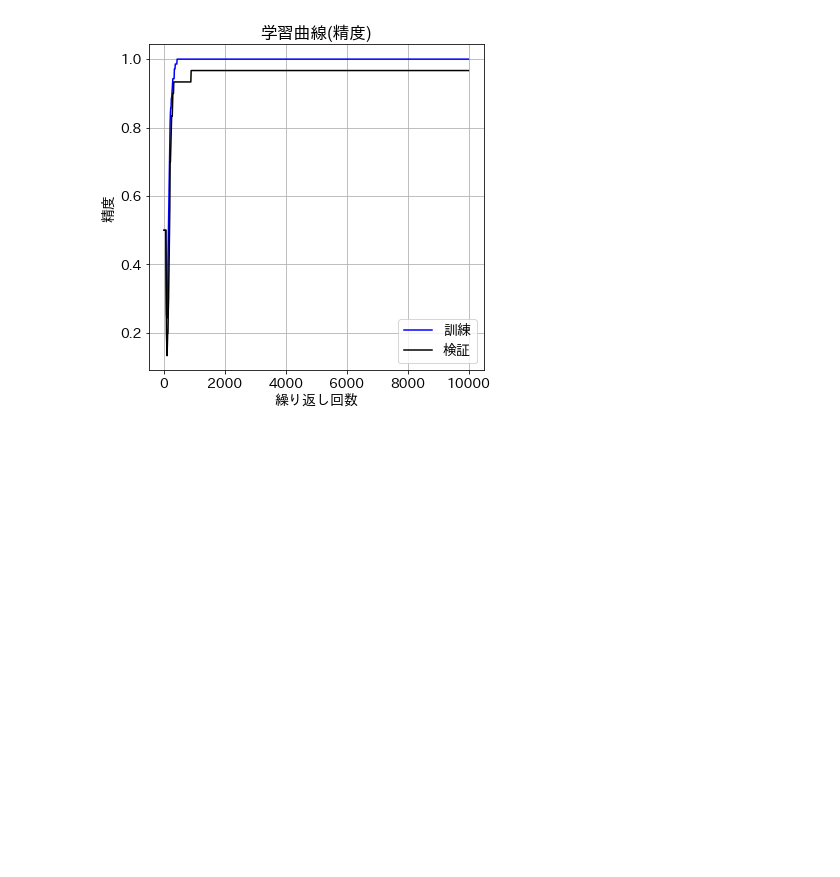
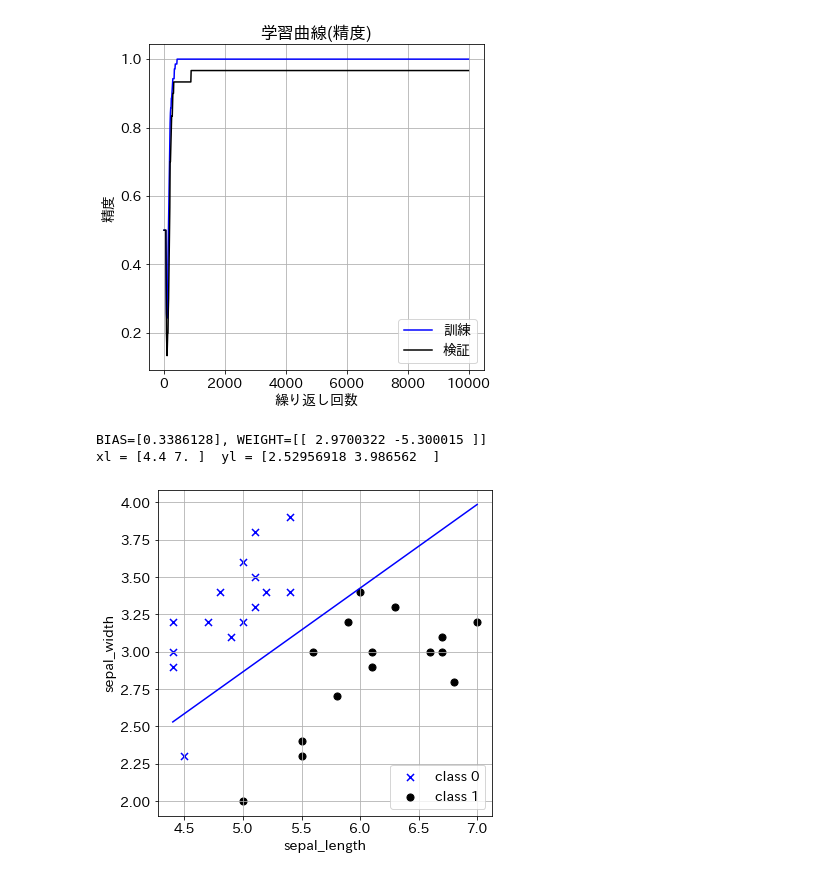
Before and after one commit to newstage75/ML_study, a Jupyter notebook: 最短Pytorch/６章２値分類.ipynb, the cells around one changed output. Saved outputs shown, nothing was run; the diff lists cells and outputs as text; code cells hidden in the pictures; blank space fills up the shorter version.

```diff
--- a/最短Pytorch/６章２値分類.ipynb
+++ b/最短Pytorch/６章２値分類.ipynb
@@ -319,0 +324,34 @@ plt.show()
+# %%
+#パラメータの取得
+bias = net.l1.bias.data.numpy()
+weight = net.l1.weight.data.numpy()
+print(f'BIAS={bias}, WEIGHT={weight}')
+
+#決定境界描画用
+def decision(x):
+  return(-(bias+weight[0,0] * x) / weight[0,1])
+
+# 散布図のx1の最小値と最大値
+xl = np.array([x_test[:,0].min(), x_test[:,0].max()])
+yl = decision(xl)
+
+# 結果確認
+print(f'xl = {xl}  yl = {yl}')
+# %% [output]
+BIAS=[0.3386128], WEIGHT=[[ 2.9700322 -5.300015 ]]
+xl = [4.4 7. ]  yl = [2.52956918 3.986562  ]
+# %%
+# 散布図表示
+plt.scatter(x_t0[:,0], x_t0[:,1], marker='x',
+        c='b', s=50, label='class 0')
+plt.scatter(x_t1[:,0], x_t1[:,1], marker='o',
+        c='k', s=50, label='class 1')
+
+# 決定境界直線
+plt.plot(xl, yl, c='b')
+plt.xlabel('sepal_length')
+plt.ylabel('sepal_width')
+plt.legend()
+plt.show()
+# %% [output]
+[figure, added]
```
Also changed, not shown: parts of 1 cell of this notebook.
